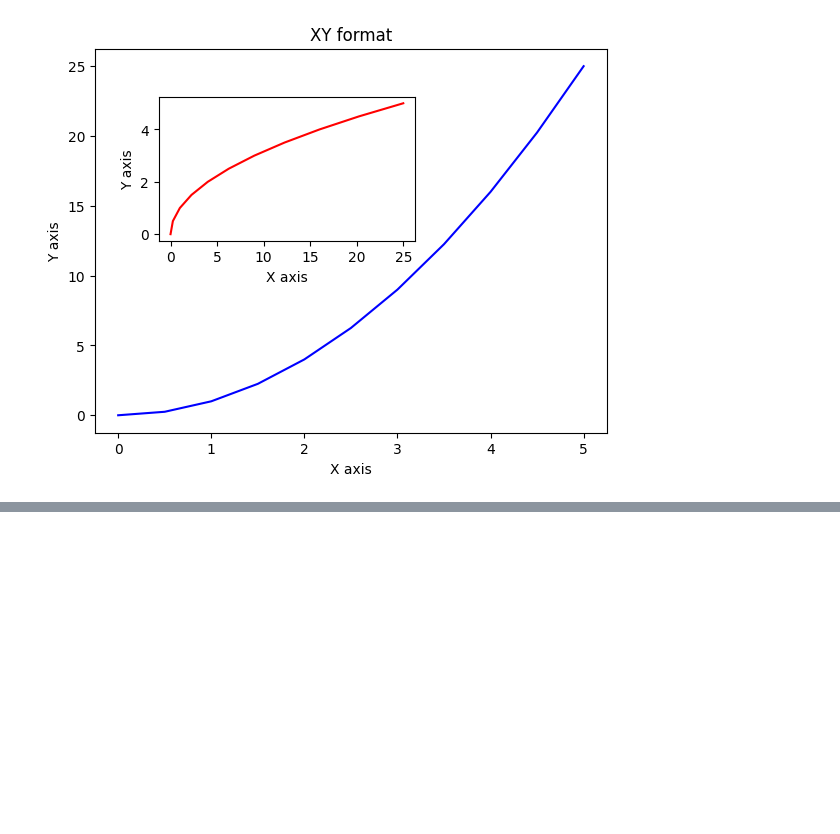
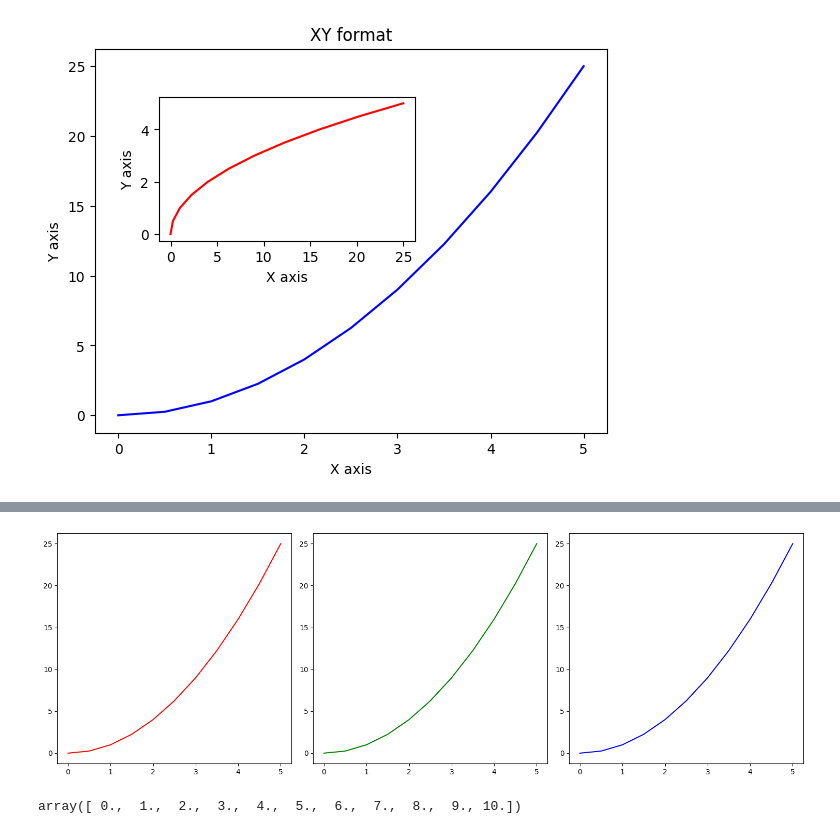
Before and after one commit to Adityasjc31/DataScience, a Jupyter notebook: data analytics/visualizingdata.ipynb, the cells around one changed output, grey strips where cells are left out. Saved outputs shown, nothing was run; the diff lists cells and outputs as text; code cells hidden in the pictures; blank space fills up the shorter version.

```diff
--- a/data analytics/visualizingdata.ipynb
+++ b/data analytics/visualizingdata.ipynb
@@ -143,0 +157,17 @@ Text(0.5, 1.0, 'YX Format')
+# %%
+plt.figure(figsize=(15,5),dpi=100)
+plt.subplot(1,3,1)
+plt.plot(x,y,"r")
+plt.subplot(1,3,2)
+plt.plot(x,y,"g")
+plt.subplot(1,3,3)
+plt.plot(x,y,"b")
+plt.tight_layout()
+plt.savefig("../dataset/output/myPlots.png")
+# %% [output]
+[figure, added]
+# %%
+z = 2*x
+z
+# %% [output]
+array([ 0.,  1.,  2.,  3.,  4.,  5.,  6.,  7.,  8.,  9., 10.])
```
Also changed, not shown: parts of 11 cells of this notebook.
